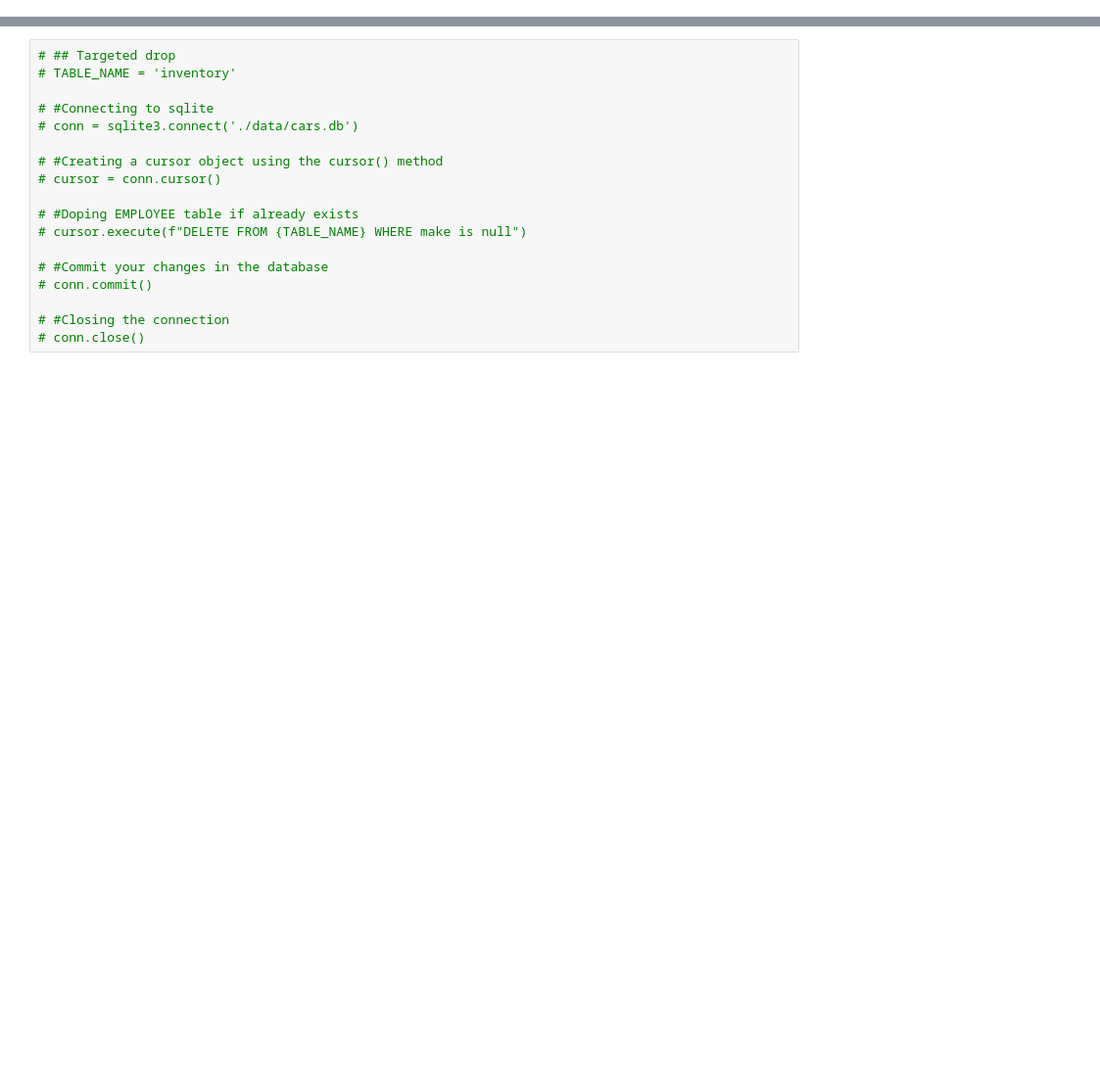
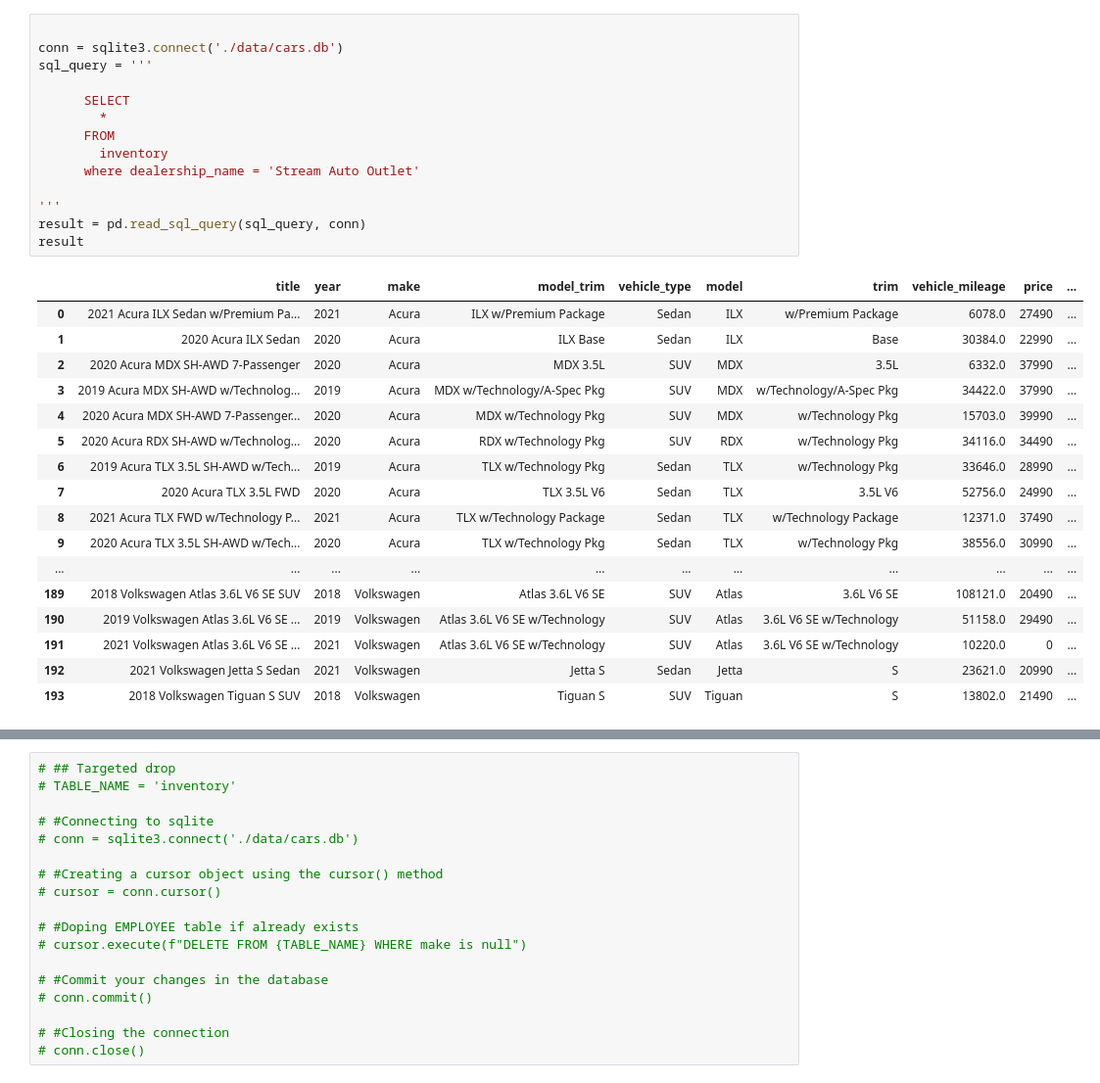
Before and after one commit to dkimhw/inventory-insights, a Jupyter notebook: explore_db.ipynb, the cells around one changed output, grey strips where cells are left out. Shown: that part at 98% size. Saved outputs shown, nothing was run; the diff lists cells and outputs as text; blank space fills up the shorter version.

```diff
--- a/explore_db.ipynb
+++ b/explore_db.ipynb
@@ -32,0 +40,32 @@ result
+# %%
+
+conn = sqlite3.connect('./data/cars.db')
+sql_query = '''
+
+      SELECT
+        *
+      FROM
+        inventory
+      where dealership_name = 'Stream Auto Outlet'
+
+'''
+result = pd.read_sql_query(sql_query, conn)
+result
+# %% [output]
+|  | title | year | make | model_trim | vehicle_type | model | trim | vehicle_mileage | price | ... |
+| 0 | 2021 Acura ILX Sedan w/Premium Pa... | 2021 | Acura | ILX w/Premium Package | Sedan | ILX | w/Premium Package | 6078.0 | 27490 | ... |
+| 1 | 2020 Acura ILX Sedan | 2020 | Acura | ILX Base | Sedan | ILX | Base | 30384.0 | 22990 | ... |
+| 2 | 2020 Acura MDX SH-AWD 7-Passenger | 2020 | Acura | MDX 3.5L | SUV | MDX | 3.5L | 6332.0 | 37990 | ... |
+| 3 | 2019 Acura MDX SH-AWD w/Technolog... | 2019 | Acura | MDX w/Technology/A-Spec Pkg | SUV | MDX | w/Technology/A-Spec Pkg | 34422.0 | 37990 | ... |
+| 4 | 2020 Acura MDX SH-AWD 7-Passenger... | 2020 | Acura | MDX w/Technology Pkg | SUV | MDX | w/Technology Pkg | 15703.0 | 39990 | ... |
+| 5 | 2020 Acura RDX SH-AWD w/Technolog... | 2020 | Acura | RDX w/Technology Pkg | SUV | RDX | w/Technology Pkg | 34116.0 | 34490 | ... |
+| 6 | 2019 Acura TLX 3.5L SH-AWD w/Tech... | 2019 | Acura | TLX w/Technology Pkg | Sedan | TLX | w/Technology Pkg | 33646.0 | 28990 | ... |
+| 7 | 2020 Acura TLX 3.5L FWD | 2020 | Acura | TLX 3.5L V6 | Sedan | TLX | 3.5L V6 | 52756.0 | 24990 | ... |
+| 8 | 2021 Acura TLX FWD w/Technology P... | 2021 | Acura | TLX w/Technology Package | Sedan | TLX | w/Technology Package | 12371.0 | 37490 | ... |
+| 9 | 2020 Acura TLX 3.5L SH-AWD w/Tech... | 2020 | Acura | TLX w/Technology Pkg | Sedan | TLX | w/Technology Pkg | 38556.0 | 30990 | ... |
+| ... | ... | ... | ... | ... | ... | ... | ... | ... | ... | ... |
+| 189 | 2018 Volkswagen Atlas 3.6L V6 SE SUV | 2018 | Volkswagen | Atlas 3.6L V6 SE | SUV | Atlas | 3.6L V6 SE | 108121.0 | 20490 | ... |
+| 190 | 2019 Volkswagen Atlas 3.6L V6 SE ... | 2019 | Volkswagen | Atlas 3.6L V6 SE w/Technology | SUV | Atlas | 3.6L V6 SE w/Technology | 51158.0 | 29490 | ... |
+| 191 | 2021 Volkswagen Atlas 3.6L V6 SE ... | 2021 | Volkswagen | Atlas 3.6L V6 SE w/Technology | SUV | Atlas | 3.6L V6 SE w/Technology | 10220.0 | 0 | ... |
+| 192 | 2021 Volkswagen Jetta S Sedan | 2021 | Volkswagen | Jetta S | Sedan | Jetta | S | 23621.0 | 20990 | ... |
+| 193 | 2018 Volkswagen Tiguan S SUV | 2018 | Volkswagen | Tiguan S | SUV | Tiguan | S | 13802.0 | 21490 | ... |
```
Also changed, not shown: parts of 4 cells of this notebook, 9 other files.
